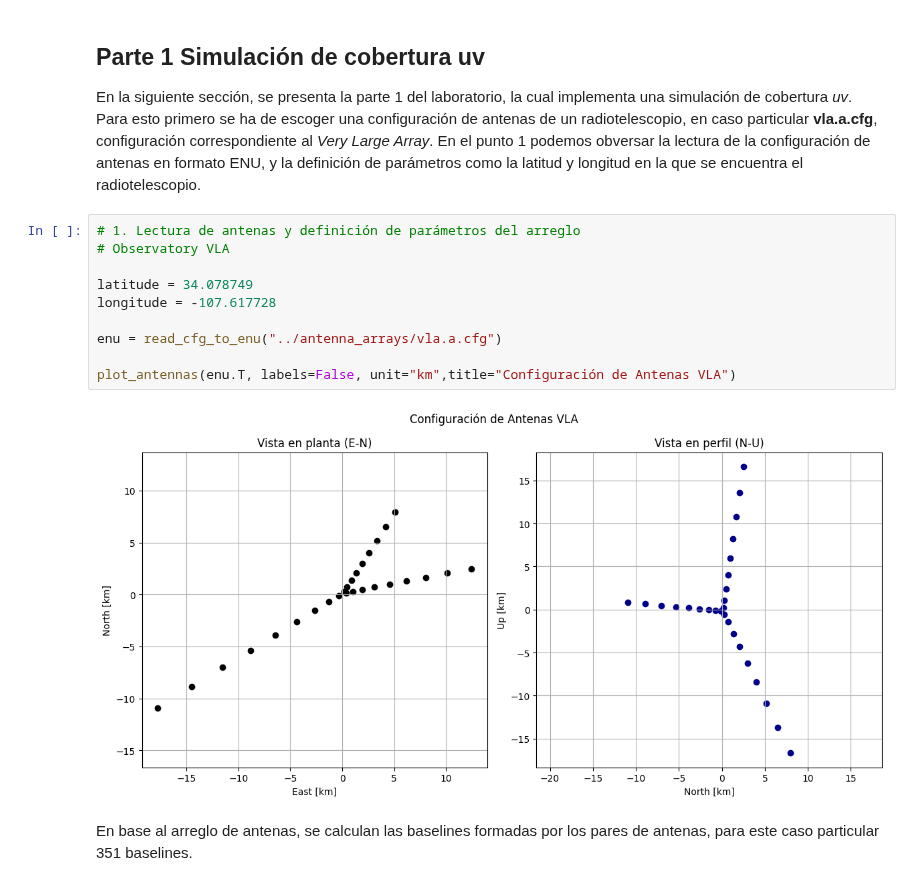
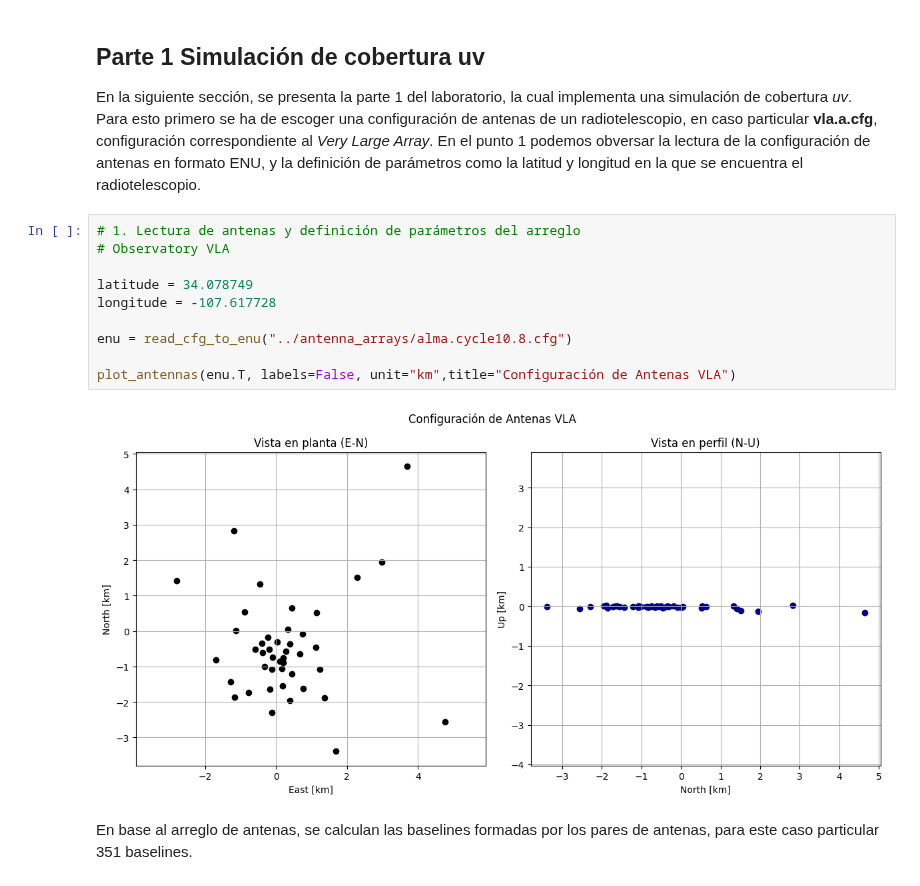
Before and after one commit to Mieres7/RadioInterferometry, a Jupyter notebook: lab1/laboratory1.ipynb, the cells around one changed output. Cells and saved outputs as stored; diff of their text form.

```diff
--- a/lab1/laboratory1.ipynb
+++ b/lab1/laboratory1.ipynb
@@ -669,15 +668,15 @@ En la siguiente sección, se presenta la parte 1 del laboratorio, la cual implem
 # %%
 # 1. Lectura de antenas y definición de parámetros del arreglo
 # Observatory VLA
 
 latitude = 34.078749
 longitude = -107.617728
 
-enu = read_cfg_to_enu("../antenna_arrays/vla.a.cfg")
+enu = read_cfg_to_enu("../antenna_arrays/alma.cycle10.8.cfg")
 
 plot_antennas(enu.T, labels=False, unit="km",title="Configuración de Antenas VLA")
 # %% [output]
-[figure, old version]
+[figure, new version]
 # %% [markdown]
 En base al arreglo de antenas, se calculan las baselines formadas por los pares de antenas, para este caso particular 351 baselines.
 # %%
```
Also changed, not shown: parts of 8 cells of this notebook, 2 other files.
